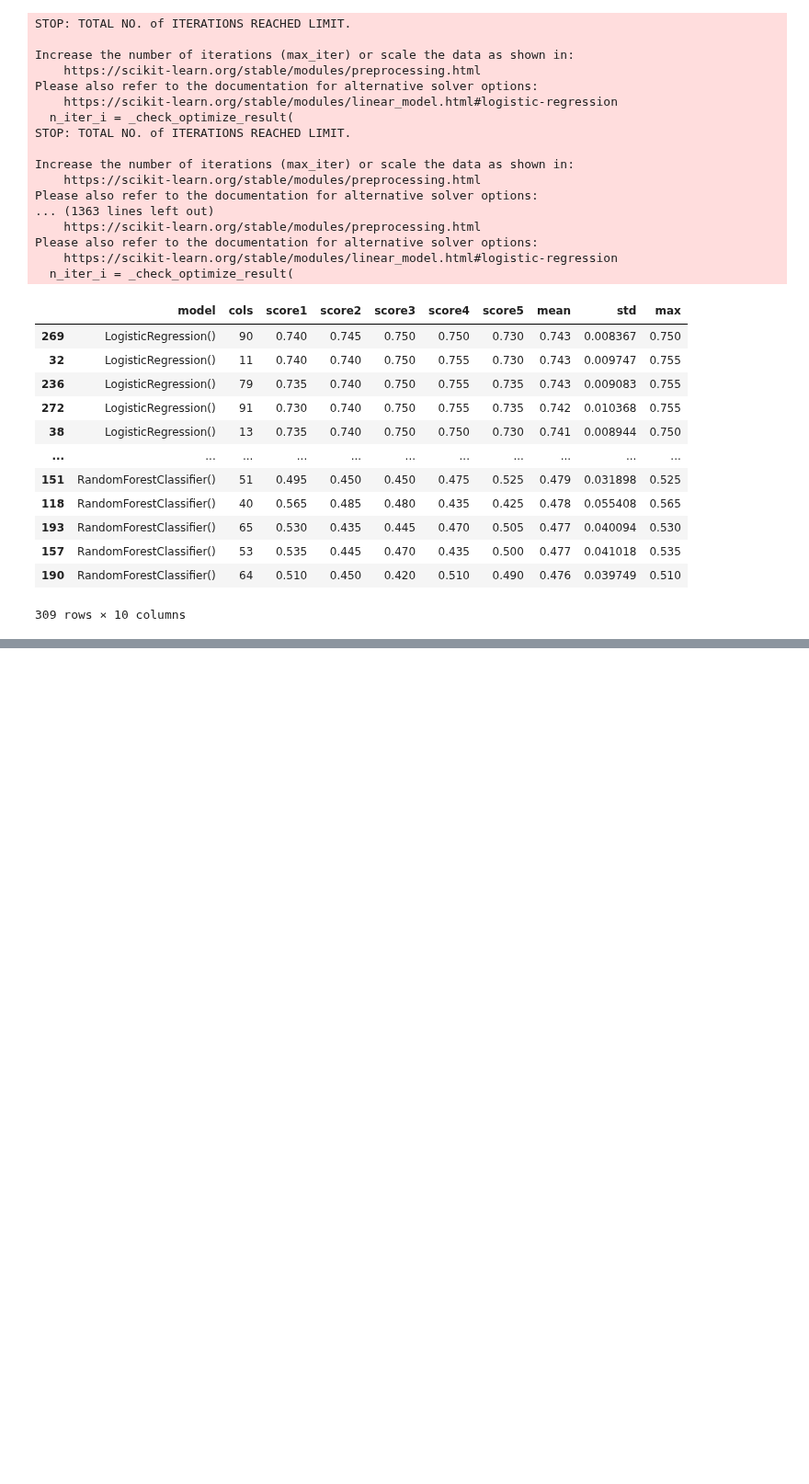
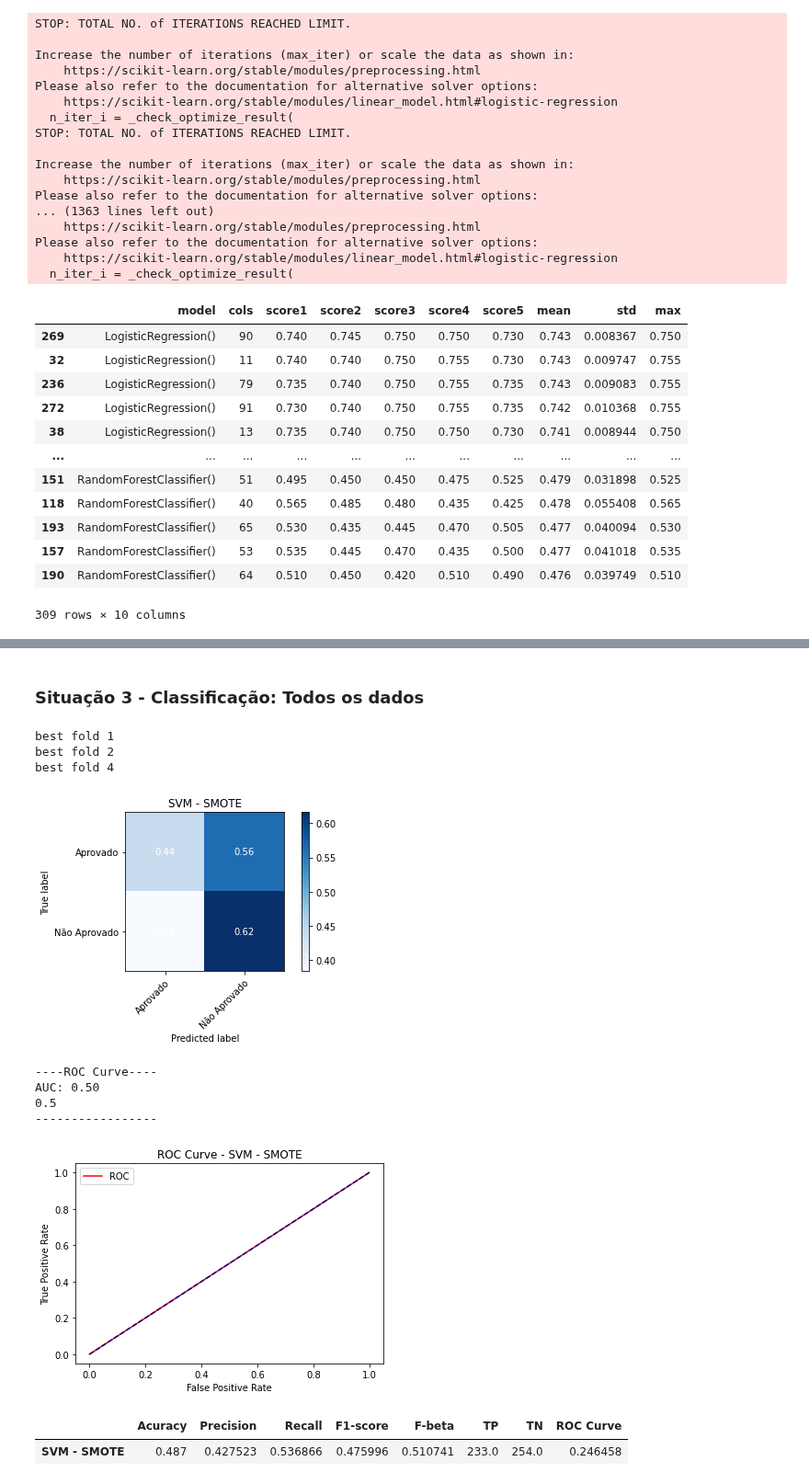
Before and after one commit to usr-bin32/data-mining-assignments, a Jupyter notebook: p6/notebook.ipynb, the cells around one changed output, grey strips where cells are left out. Shown at 92% size. Saved outputs shown, nothing was run; the diff lists cells and outputs as text; code cells hidden in the pictures; blank space fills up the shorter version.

```diff
--- a/p6/notebook.ipynb
+++ b/p6/notebook.ipynb
@@ -702,0 +1035,25 @@ Please also refer to the documentation for alternative solver options:
+# %% [markdown]
+### Situação 3 - Classificação: Todos os dados
+# %%
+X = pd.concat([df_sociais, df_modulo1, df_modulo2], axis=1)
+columns = X.columns
+X = preprocess(X, cols_ord, cats_ord, cols_nom, cols_num)
+# %%
+sampling = SMOTE()
+clf = svm.SVC(kernel='linear', probability=True)
+result, results_folds, bestModel = cross_validation_stratified(X, y, clf, 'SVM - SMOTE', columns, sampling)
+# %% [output]
+best fold 1
+best fold 2
+best fold 4
+[figure, added]
+----ROC Curve----
+AUC: 0.50
+0.5
+-----------------
+[figure, added]
+# %%
+result
+# %% [output]
+|  | Acuracy | Precision | Recall | F1-score | F-beta | TP | TN | ROC Curve |
+| SVM - SMOTE | 0.487 | 0.427523 | 0.536866 | 0.475996 | 0.510741 | 233.0 | 254.0 | 0.246458 |
```
Also changed, not shown: parts of 34 cells of this notebook, 1 other file.
